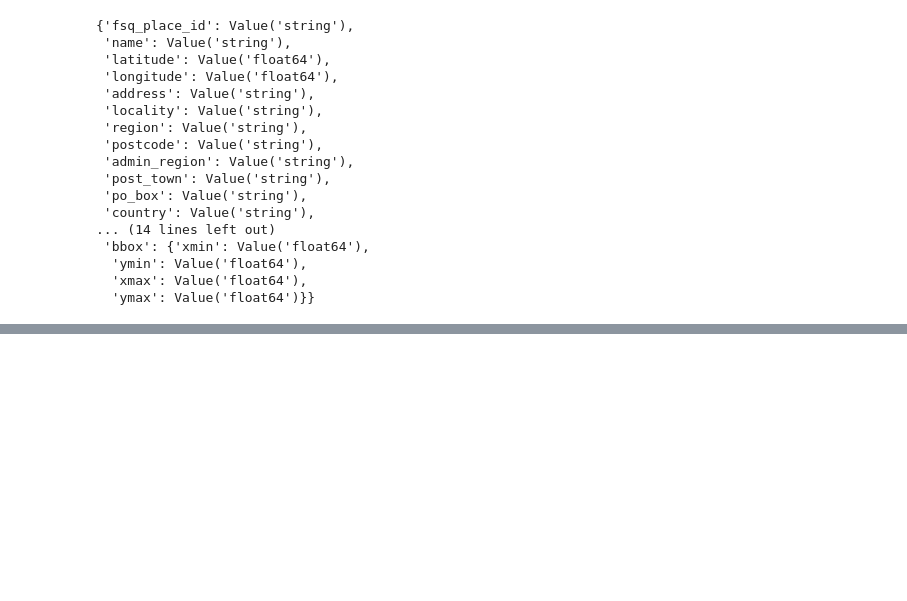
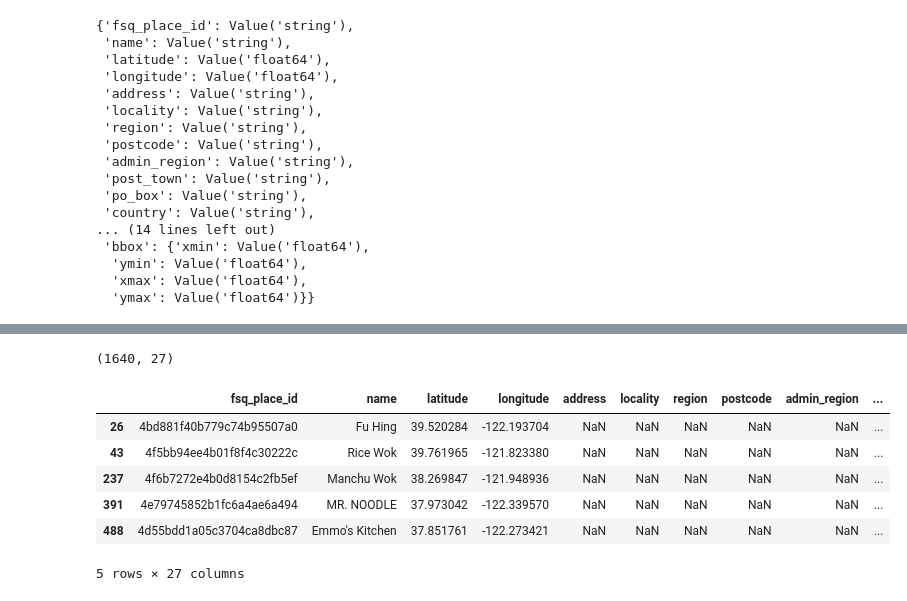
Before and after one commit to jfung53/chinese-restaurants, a Jupyter notebook: fsq_openplaces.ipynb, the cells around one changed output, grey strips where cells are left out. Cells and saved outputs as stored; diff of their text form; code cells hidden in the pictures; blank space fills up the shorter version.

```diff
--- a/fsq_openplaces.ipynb
+++ b/fsq_openplaces.ipynb
@@ -69,0 +307,21 @@ dataset = load_dataset("foursquare/fsq-os-places", "places", split="train")
+# %%
+# remove rows with no country listed (13 rows, not gonna bother looking into them)
+chinese_restaurants = chinese_restaurants[chinese_restaurants['country'].notna()]
+chinese_restaurants.shape
+
+# save new csv
+chinese_restaurants.to_csv(output_dir / "chinese_restaurants_cleaned.csv", index=False)
+# %%
+# find all the rows with no region (state or province) listed
+region_null = chinese_restaurants[chinese_restaurants['region'].isna()]
+print(region_null.shape)
+region_null.head()
+# %% [output]
+(1640, 27)
+|  | fsq_place_id | name | latitude | longitude | address | locality | region | postcode | admin_region | ... |
+| 26 | 4bd881f40b779c74b95507a0 | Fu Hing | 39.520284 | -122.193704 | NaN | NaN | NaN | NaN | NaN | ... |
+| 43 | 4f5bb94ee4b01f8f4c30222c | Rice Wok | 39.761965 | -121.823380 | NaN | NaN | NaN | NaN | NaN | ... |
+| 237 | 4f6b7272e4b0d8154c2fb5ef | Manchu Wok | 38.269847 | -121.948936 | NaN | NaN | NaN | NaN | NaN | ... |
+| 391 | 4e79745852b1fc6a4ae6a494 | MR. NOODLE | 37.973042 | -122.339570 | NaN | NaN | NaN | NaN | NaN | ... |
+| 488 | 4d55bdd1a05c3704ca8dbc87 | Emmo's Kitchen | 37.851761 | -122.273421 | NaN | NaN | NaN | NaN | NaN | ... |
+5 rows × 27 columns
```
Also changed, not shown: parts of 10 cells of this notebook, 1 other file.
